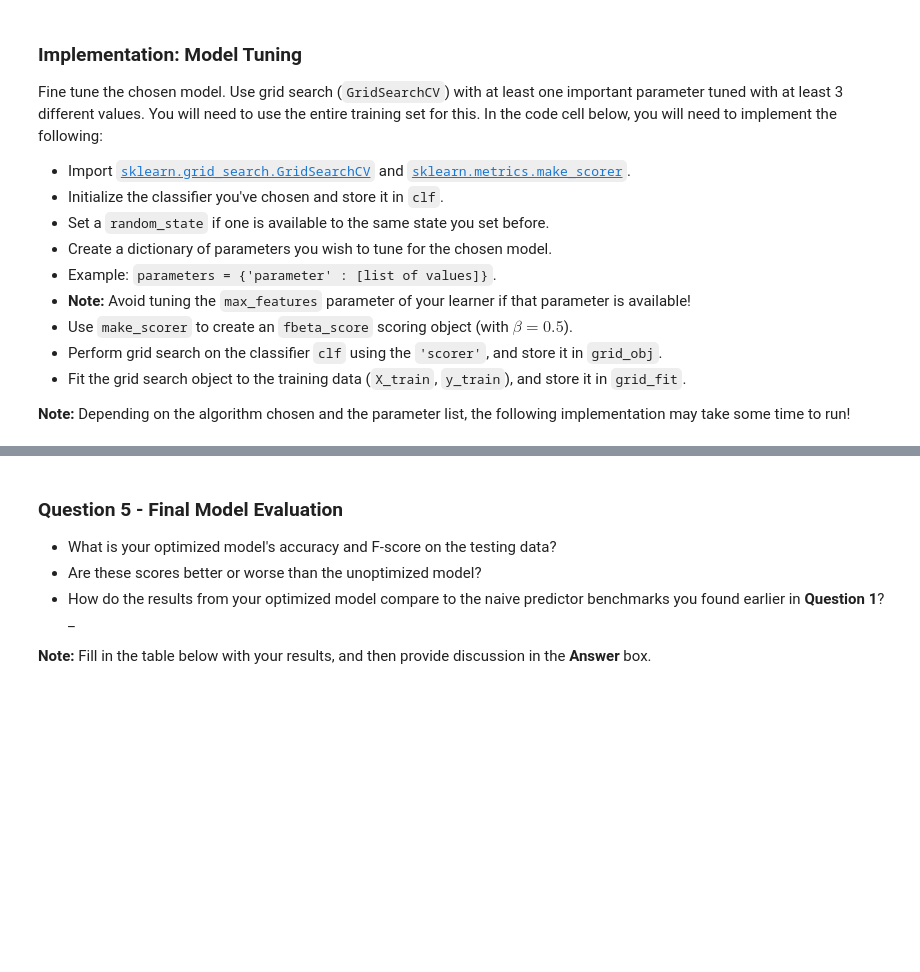
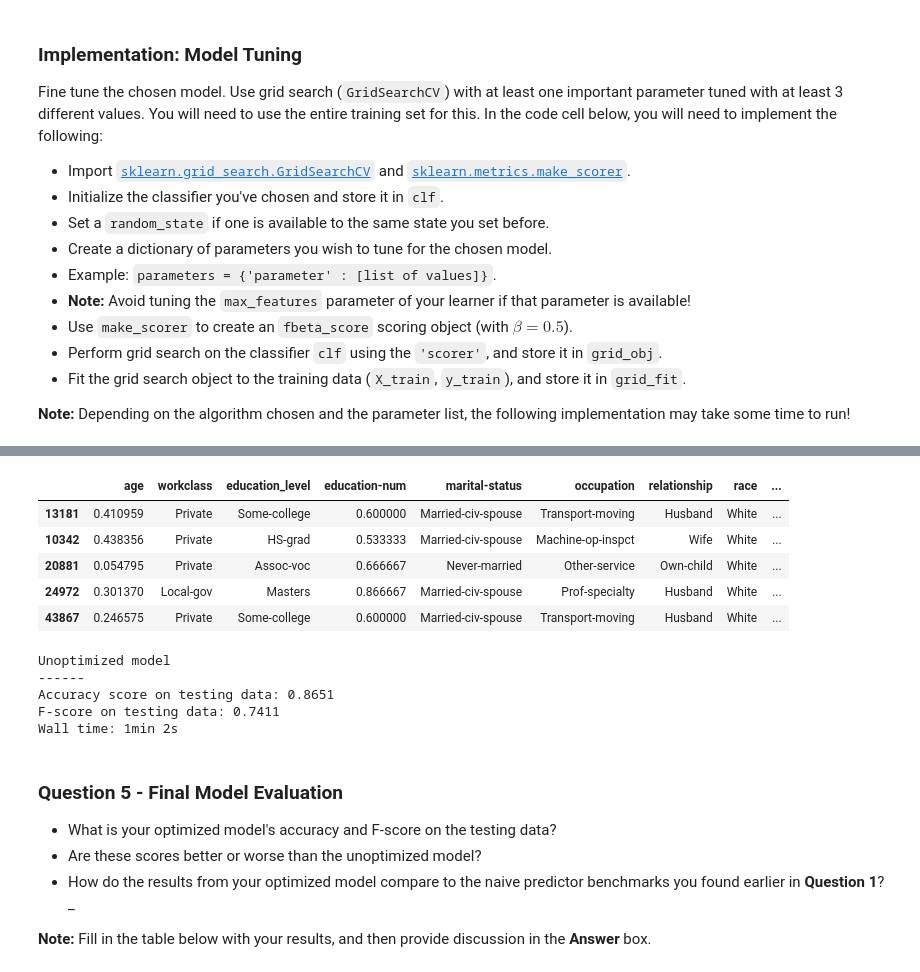
Before and after one commit to smirnovartem/finding_donors, a Jupyter notebook: finding_donors.ipynb, the cells around one changed output, grey strips where cells are left out. Drawn from its saved outputs; the diff is of its cells as text; code cells hidden in the pictures; blank space fills up the shorter version.

```diff
--- a/finding_donors.ipynb
+++ b/finding_donors.ipynb
@@ -456,3 +550,49 @@ print("Final F-score on the testing data: {:.4f}".format(fbeta_score(y_test, bes
+# %%
+X_train_cat.head()
+# %% [output]
+|  | age | workclass | education_level | education-num | marital-status | occupation | relationship | race | ... |
+| 13181 | 0.410959 | Private | Some-college | 0.600000 | Married-civ-spouse | Transport-moving | Husband | White | ... |
+| 10342 | 0.438356 | Private | HS-grad | 0.533333 | Married-civ-spouse | Machine-op-inspct | Wife | White | ... |
+| 20881 | 0.054795 | Private | Assoc-voc | 0.666667 | Never-married | Other-service | Own-child | White | ... |
+| 24972 | 0.301370 | Local-gov | Masters | 0.866667 | Married-civ-spouse | Prof-specialty | Husband | White | ... |
+| 43867 | 0.246575 | Private | Some-college | 0.600000 | Married-civ-spouse | Transport-moving | Husband | White | ... |
+# %%
+%%time
+'''Gaussian Naive Bayes (GaussianNB)
+Decision Trees
+Ensemble Methods (Bagging, AdaBoost, Random Forest, Gradient Boosting)
+K-Nearest Neighbors (KNeighbors)
+Stochastic Gradient Descent Classifier (SGDC)
+Support Vector Machines (SVM)
+Logistic Regression'''
+from sklearn.naive_bayes import GaussianNB
+from sklearn.tree import DecisionTreeClassifier
+from sklearn.ensemble import BaggingClassifier, AdaBoostClassifier, RandomForestClassifier
+from sklearn.neighbors import KNeighborsClassifier
+from sklearn.linear_model import SGDClassifier
+from sklearn.svm import SVC
+from catboost import CatBoostClassifier
+
+clf = CatBoostClassifier(random_seed=42, depth=3, l2_leaf_reg=1)
+scorer = make_scorer(fbeta_score, beta=0.5)
+
+X_train_cat, X_test_cat, y_train_cat, y_test_cat = train_test_split(features_log_minmax_transform,
+                                                    income,
+                                                    test_size = 0.2,
+                                                    random_state = 0)
+# Make predictions using the unoptimized and model
+predictions = (clf.fit(X_train_cat, y_train_cat,cat_features=[1,2,4,5,6,7,8,12])).predict(X_test_cat)
+
+# Report the before-and-afterscores
+print("Unoptimized model\n------")
+print("Accuracy score on testing data: {:.4f}".format(accuracy_score(y_test_cat, predictions)))
+print("F-score on testing data: {:.4f}".format(fbeta_score(y_test_cat, predictions, beta = 0.5)))
+# %% [output]
+Unoptimized model
+------
+Accuracy score on testing data: 0.8651
+F-score on testing data: 0.7411
+Wall time: 1min 2s
 # %% [markdown]
 ### Question 5 - Final Model Evaluation
 
```
Also changed, not shown: parts of 8 cells of this notebook.
